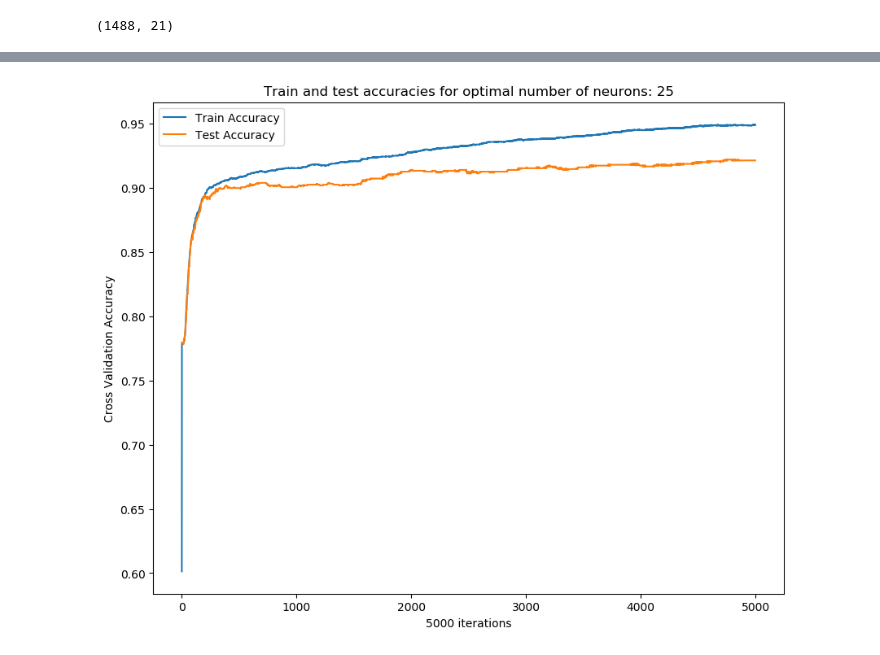
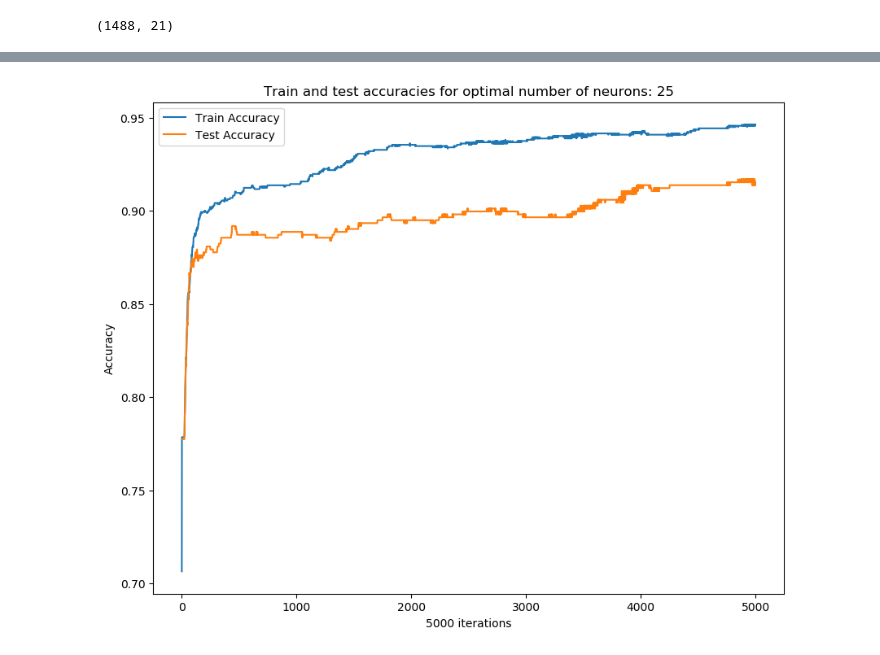
Before and after one commit to HJunyuan/cz4042-neural-network, a Jupyter notebook: project1/PartA_Qn3c.ipynb, the cells around one changed output, grey strips where cells are left out. Drawn from its saved outputs; the diff is of its cells as text; code cells hidden in the pictures.

```diff
--- a/project1/PartA_Qn3c.ipynb
+++ b/project1/PartA_Qn3c.ipynb
@@ -132,15 +106,15 @@ all_test_acc = np.mean(np.array(test_acc), axis=0)
 # %%
 # Plot curves
 plt.figure(1, figsize=(10, 8), dpi= 100)
 plt.title('Train and test accuracies for optimal number of neurons: %d' %NUM_HIDDEN_NEURON)
 
-plt.plot(range(epochs), all_train_acc, label='Train Accuracy')
-plt.plot(range(epochs), all_test_acc, label='Test Accuracy')
+plt.plot(range(epochs), train_acc, label='Train Accuracy')
+plt.plot(range(epochs), test_acc, label='Test Accuracy')
 
 plt.xlabel(str(epochs) + ' iterations')
-plt.ylabel('Cross Validation Accuracy')
+plt.ylabel('Accuracy')
 plt.legend()
 plt.savefig('PartA_Qn3c_Accuracy.png')
 plt.show()
 # %% [output]
-[figure, old version]
+[figure, new version]
```
Also changed, not shown: parts of 2 cells of this notebook, 11 other files.
